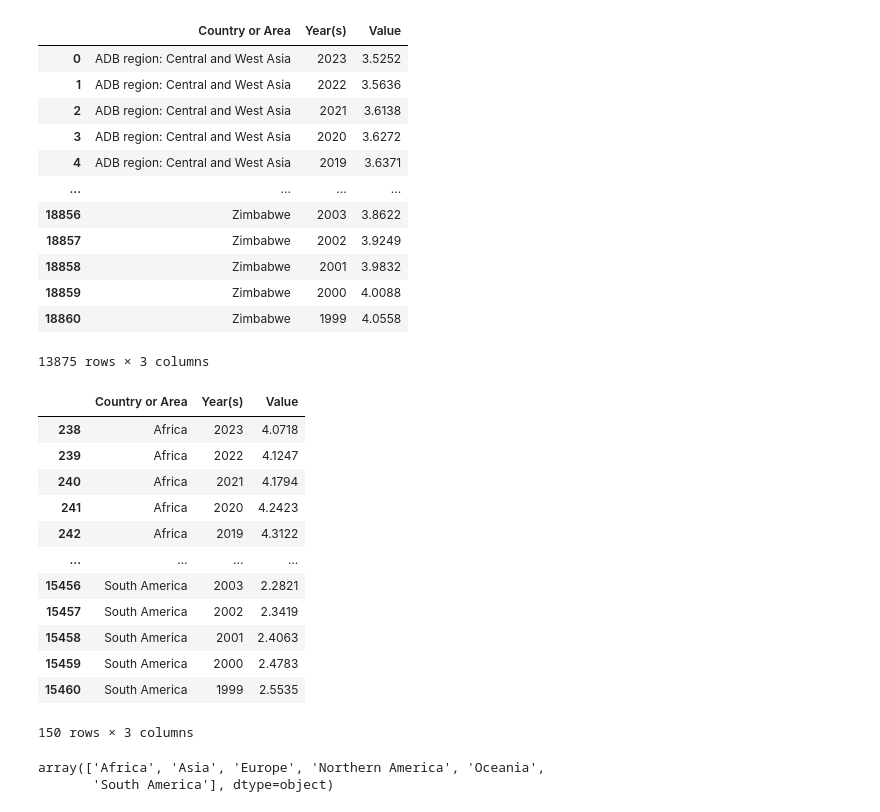
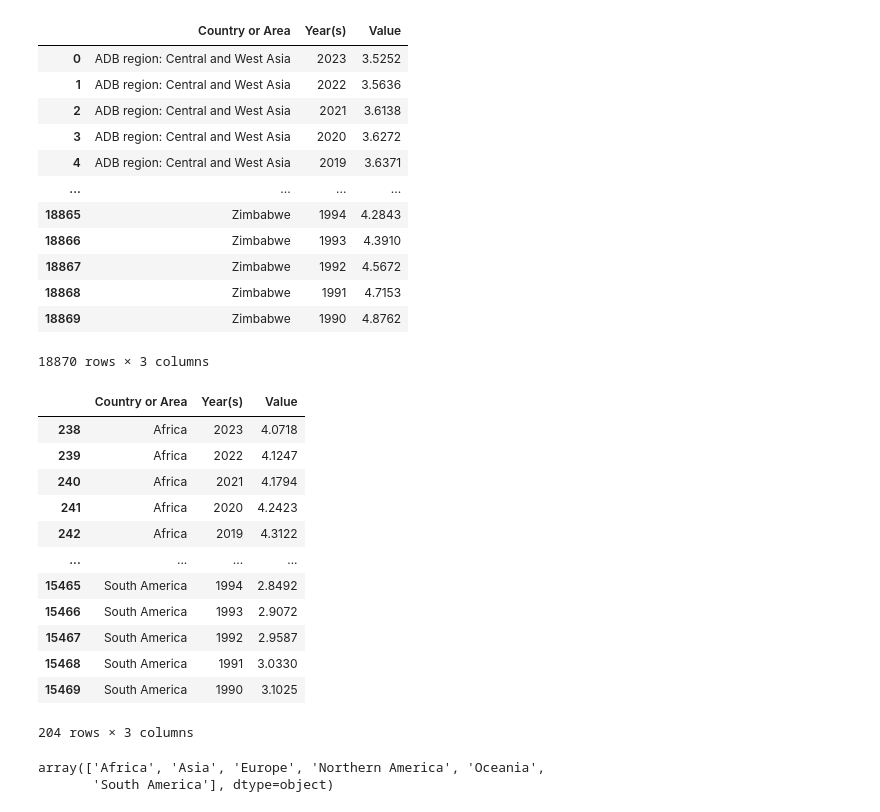
Before and after one commit to ByZeroMatt/SciVis_Project_2024, a Jupyter notebook: src/main/main.ipynb, the cells around one changed output. Drawn from its saved outputs; the diff is of its cells as text; code cells hidden in the pictures.

```diff
--- a/src/main/main.ipynb
+++ b/src/main/main.ipynb
@@ -6,23 +8,22 @@ import seaborn as sns
 # %%
 # Caricamento e gestione del dataset sulla fertilità
 fertility_ds = pd.read_csv('../../resources/fertility_rate.csv', delimiter=';')
 fertility_ds = fertility_ds.filter(items=['Country or Area', 'Year(s)', 'Value'])
-fertility_ds = fertility_ds[fertility_ds['Year(s)'] >= 1999]
 fertility_ds
 # %% [output]
 |  | Country or Area | Year(s) | Value |
 | 0 | ADB region: Central and West Asia | 2023 | 3.5252 |
 | 1 | ADB region: Central and West Asia | 2022 | 3.5636 |
 | 2 | ADB region: Central and West Asia | 2021 | 3.6138 |
 | 3 | ADB region: Central and West Asia | 2020 | 3.6272 |
 | 4 | ADB region: Central and West Asia | 2019 | 3.6371 |
 | ... | ... | ... | ... |
-| 18856 | Zimbabwe | 2003 | 3.8622 |
-| 18857 | Zimbabwe | 2002 | 3.9249 |
-| 18858 | Zimbabwe | 2001 | 3.9832 |
-| 18859 | Zimbabwe | 2000 | 4.0088 |
-| 18860 | Zimbabwe | 1999 | 4.0558 |
+| 18865 | Zimbabwe | 1994 | 4.2843 |
+| 18866 | Zimbabwe | 1993 | 4.3910 |
+| 18867 | Zimbabwe | 1992 | 4.5672 |
+| 18868 | Zimbabwe | 1991 | 4.7153 |
+| 18869 | Zimbabwe | 1990 | 4.8762 |
-13875 rows × 3 columns
+18870 rows × 3 columns
 # %%
 fertility_ds_continents = fertility_ds[(fertility_ds['Country or Area'] == 'Asia') | (fertility_ds['Country or Area'] == 'Africa') | (fertility_ds['Country or Area'] == 'Europe') | (fertility_ds['Country or Area'] == 'Northern America') | (fertility_ds['Country or Area'] == 'South America') | (fertility_ds['Country or Area'] == 'Oceania')]
 fertility_ds_continents
@@ -34,12 +35,12 @@ fertility_ds_continents
 | 241 | Africa | 2020 | 4.2423 |
 | 242 | Africa | 2019 | 4.3122 |
 | ... | ... | ... | ... |
-| 15456 | South America | 2003 | 2.2821 |
-| 15457 | South America | 2002 | 2.3419 |
-| 15458 | South America | 2001 | 2.4063 |
-| 15459 | South America | 2000 | 2.4783 |
-| 15460 | South America | 1999 | 2.5535 |
+| 15465 | South America | 1994 | 2.8492 |
+| 15466 | South America | 1993 | 2.9072 |
+| 15467 | South America | 1992 | 2.9587 |
+| 15468 | South America | 1991 | 3.0330 |
+| 15469 | South America | 1990 | 3.1025 |
-150 rows × 3 columns
+204 rows × 3 columns
 # %%
 fertility_ds_continents['Country or Area'].unique()
 # %% [output]
```
Also changed, not shown: parts of 10 cells of this notebook, 2 other files.
